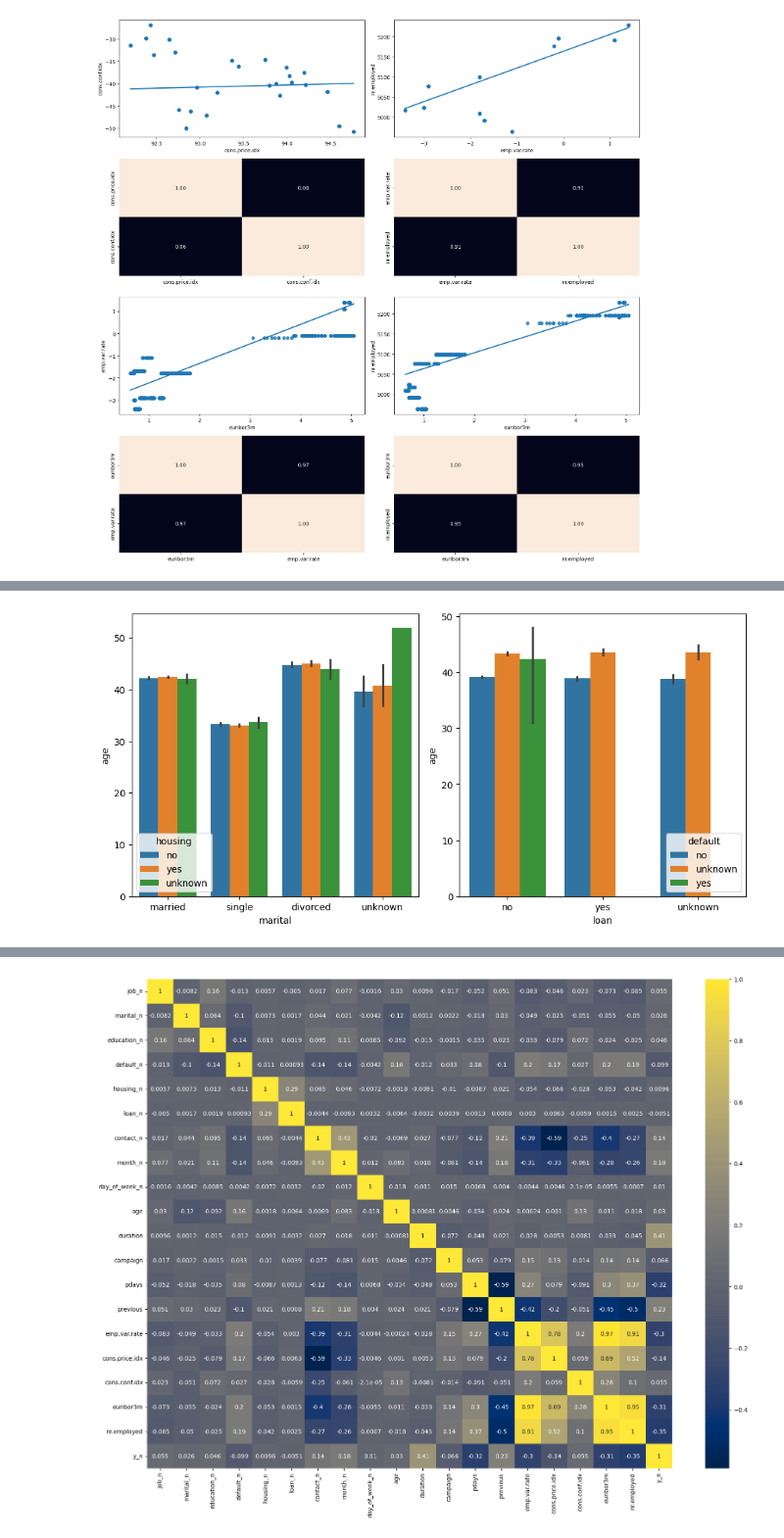
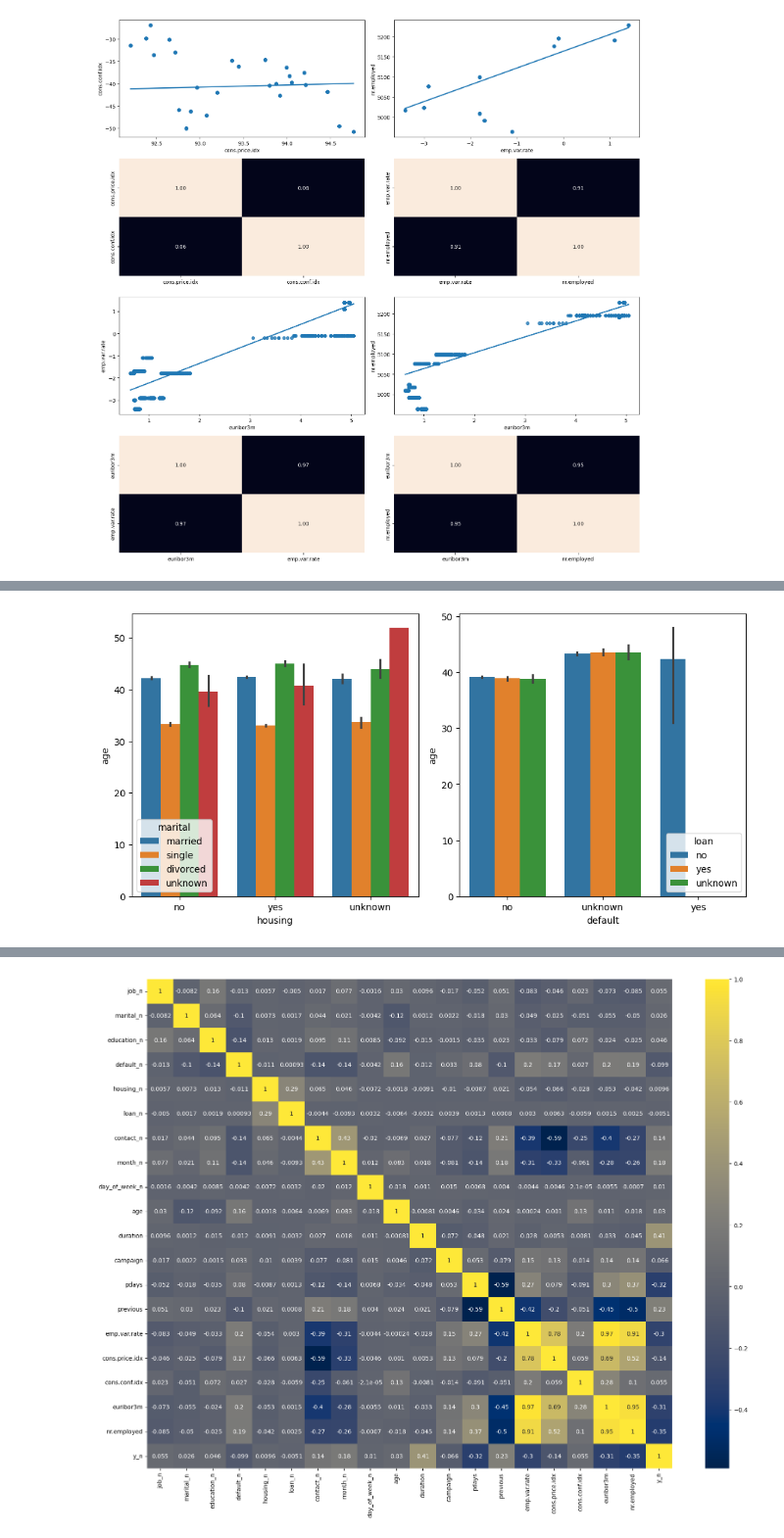
Before and after one commit to Pilizmt/logistic-regression-project-tutorial-pilarzarco, a Jupyter notebook: src/EDA.ipynb, the cells around one changed output, grey strips where cells are left out. Shown at 98% size. Drawn from its saved outputs; the diff is of its cells as text; code cells hidden in the pictures.

```diff
--- a/src/EDA.ipynb
+++ b/src/EDA.ipynb
@@ -161,12 +172,12 @@ plt.show()
 # %%
 # Relacionamos varias predictoras
 fig, axis = plt.subplots(figsize = (10, 5), ncols = 2)
 
-sns.barplot(ax = axis[0], data = bank_df, x = "marital", y = "age", hue = "housing")
-sns.barplot(ax = axis[1], data = bank_df, x = "loan", y = "age", hue = "default")
+sns.barplot(ax = axis[0], data = bank_df, x = "housing", y = "age", hue = "marital")
+sns.barplot(ax = axis[1], data = bank_df, x = "default", y = "age", hue = "loan")
 
 plt.tight_layout()
 
 plt.show()
 # %% [output]
-[figure, old version]
+[figure, new version]
```
Also changed, not shown: parts of 5 cells of this notebook, 2 other files.
